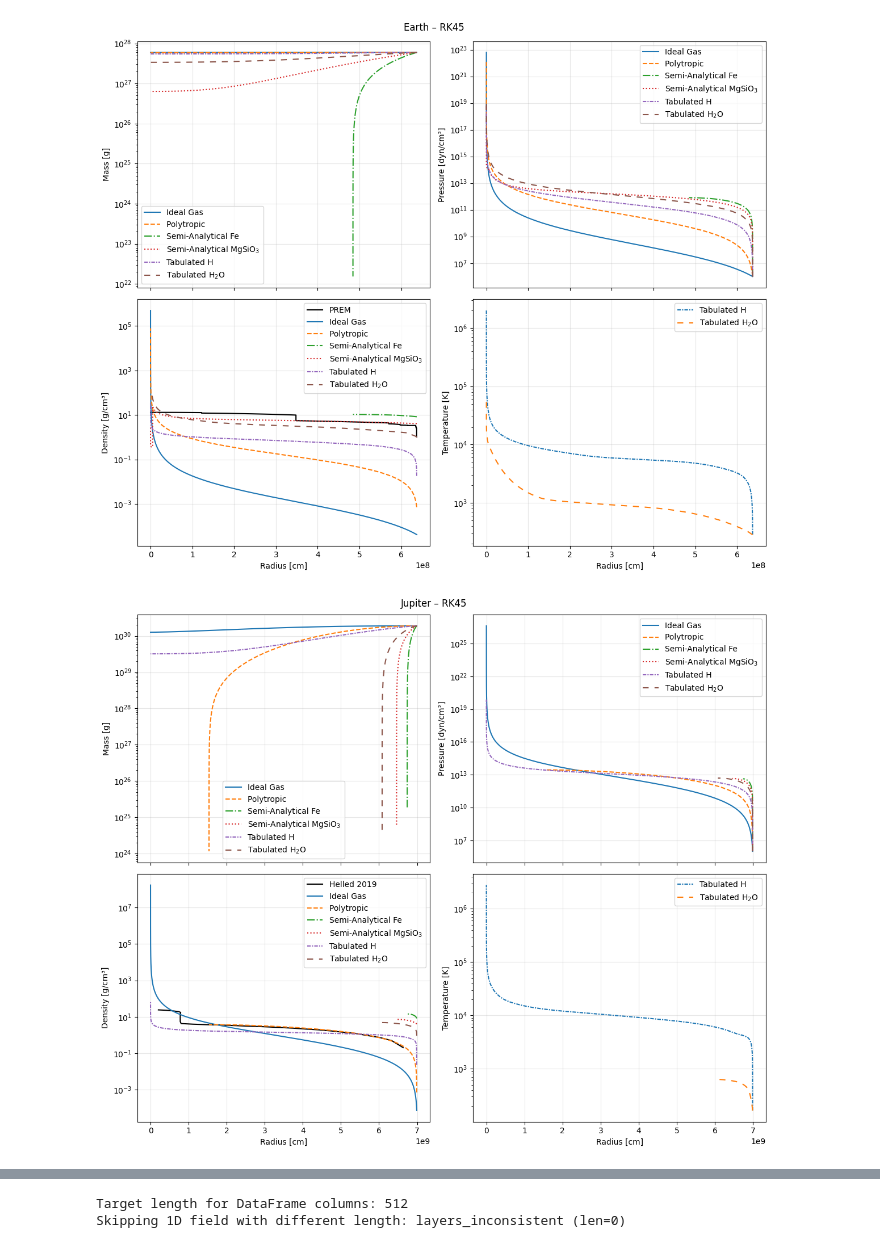
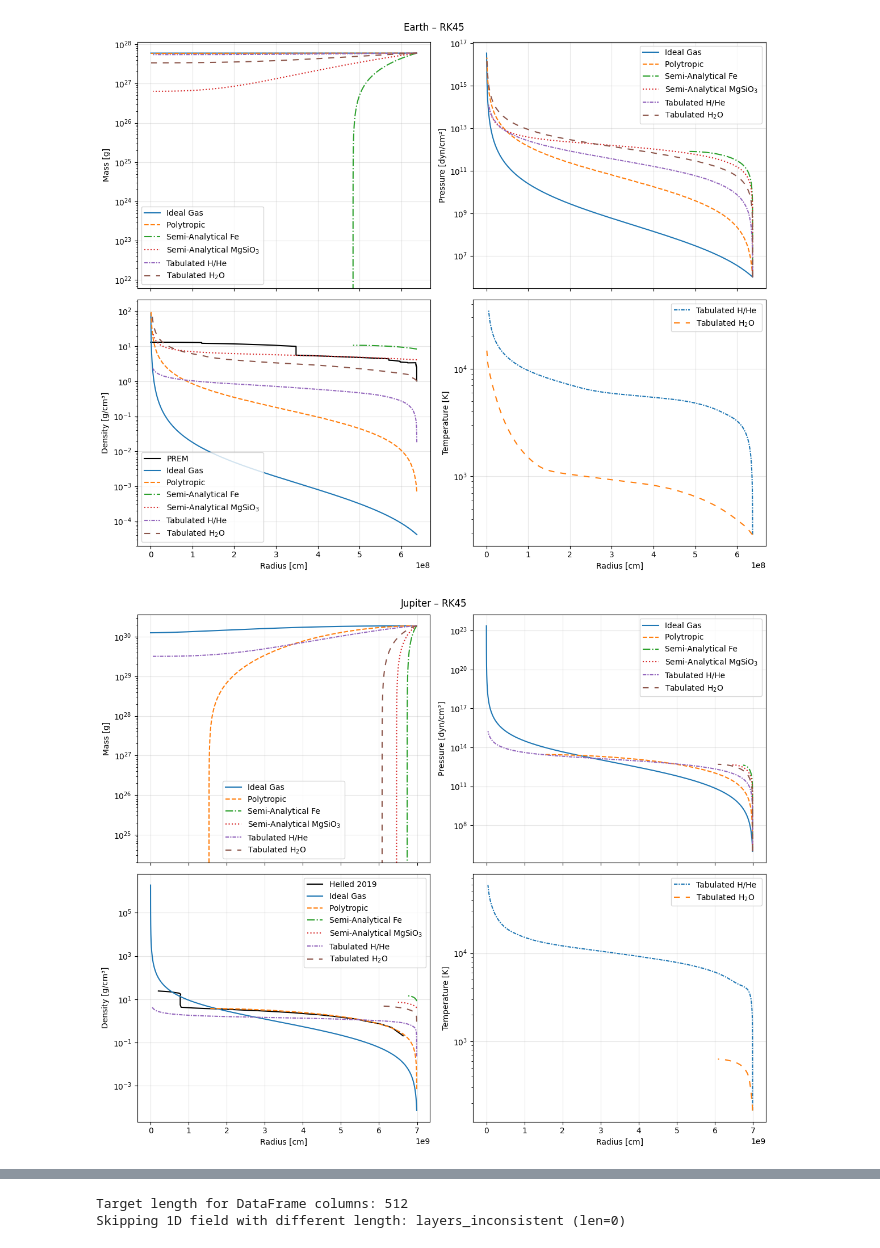
Before and after one commit to Akut-Luna/AST-514-Final-Project, a Jupyter notebook: plot_4.ipynb, the cells around one changed output, grey strips where cells are left out. Saved outputs shown, nothing was run; the diff lists cells and outputs as text; code cells hidden in the pictures.

```diff
--- a/plot_4.ipynb
+++ b/plot_4.ipynb
@@ -24,6 +24,8 @@ def nice_name(no):
             part = 'MgSiO$_3$'
         elif part == 'H2O':
             part = 'H$_2$O'
+        elif part == 'H':
+            part = 'H/He'
         elif part == 'analytical':
             part = 'Semi-Analytical'
         if part and part[0].islower():
@@ -43,6 +45,8 @@ def plot_planet_x4(planet):
     # ---------- load literature vaules ---------
     folder_path = os.path.join('data', 'Literature', planet)
     lit_densities = []
+    lit_pressures = []
+    lit_temperatures = []
 
     if planet == 'Earth':
         file_path = os.path.join(folder_path, 'PREM500.csv')
@@ -93,6 +97,8 @@ def plot_planet_x4(planet):
         lit_radii = df['R'] # cm
         lit_densities = df['logRho'] # log10(g/cm^3)
         lit_densities = 10**lit_densities # log10(g/cm^3) -> g/cm^3
+        lit_pressures = 10**df['logP'] # dyne/cm^2
+        lit_temperatures = 10**df['logT'] # K
         lit_name = 'Morf 2025'
 
     elif planet == 'Jupiter' or planet == 'Saturn':
@@ -103,20 +109,18 @@ def plot_planet_x4(planet):
         lit_name = 'Helled 2019'
 
     # ------------------ plot -------------------
-    # fig = plt.figure(figsize=(12, 10))
-    # gs = fig.add_gridspec(2, 2, hspace=0.05, wspace=0.25)
-
-    # ax1 = fig.add_subplot(gs[0, 0])
-    # ax3 = fig.add_subplot(gs[1, 0], sharex=ax1)   # share x with ax1
-
-    # ax2 = fig.add_subplot(gs[0, 1])
-    # ax4 = fig.add_subplot(gs[1, 1], sharex=ax2)   # share x with ax2
-
     _, axs = plt.subplots(2, 2, figsize=(12, 10), sharex=True)
     ax1, ax2, ax3, ax4 = axs.ravel()
 
     # literature vaules
-    ax3.plot(lit_radii, lit_densities, label=lit_name, color='black') # rho
+    if len(lit_pressures) > 0:
+        ax2.plot(lit_radii, lit_pressures, label=lit_name, color='black') # P
+
+    if len(lit_densities) > 0:
+        ax3.plot(lit_radii, lit_densities, label=lit_name, color='black') # rho
+
+    if len(lit_temperatures) > 0:
+        ax4.plot(lit_radii, lit_temperatures, label=lit_name, color='black') # T
 
     linestyles = ['-', '--', '-.', ':', (0, (3, 1, 1, 1)), (0, (5, 5))]
     for linestyle, no, data in zip(linestyles, [1,2,3,4,5,6], datas):
@@ -133,7 +137,7 @@ def plot_planet_x4(planet):
         'Earth' : {
             1 : 'lower left',
             2 : 'upper right',
-            3 : 'upper right',
+            3 : 'lower left',
             4 : 'upper right'
         },
         'Jupiter' : {
@@ -167,32 +171,32 @@ def plot_planet_x4(planet):
     ax2.legend(loc=legend_loc[planet][2])
 
     ax3.set_yscale('log')
     ax3.set_xlabel("Radius [cm]")
     ax3.set_ylabel("Density [g/cm³]")
     ax3.grid(True, alpha=0.3)
     ax3.legend(loc=legend_loc[planet][3])
 
     ax4.set_yscale('log')
     ax4.set_xlabel("Radius [cm]")
     ax4.set_ylabel("Temperature [K]")
     ax4.grid(True, alpha=0.3)
     ax4.legend(loc=legend_loc[planet][4])
 
     plt.suptitle(f'{planet} \u2013 RK45')
     plt.tight_layout()
 
     # Save
     file_name = f'plot_4_different_EoS_{planet}_x4.pdf'
     folder_path = os.path.join('plots')
     file_path = os.path.join(folder_path, file_name)
     os.makedirs(folder_path, exist_ok=True)
     plt.savefig(file_path)
 
     plt.show()
     plt.close()
 
 for planet in ['Earth', 'Jupiter', 'Saturn', 'Uranus']:
     plot_planet_x4(planet)
 # %% [output]
-[figure, old version]
+[figure, new version]
-[figure, old version]
+[figure, new version]
```
Also changed, not shown: parts of 1 cell of this notebook, 3 other files.
